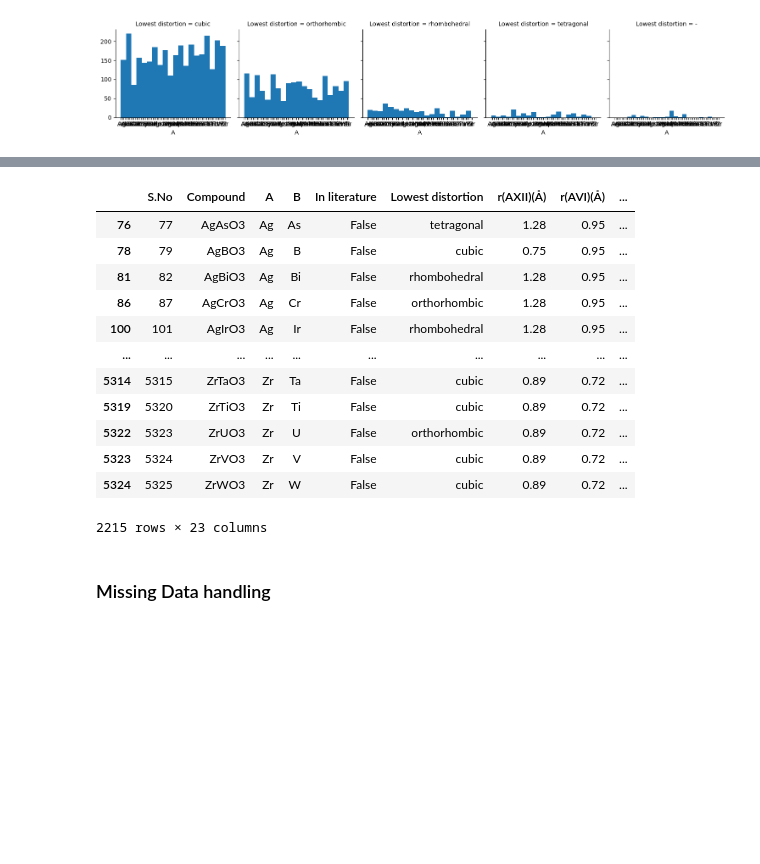
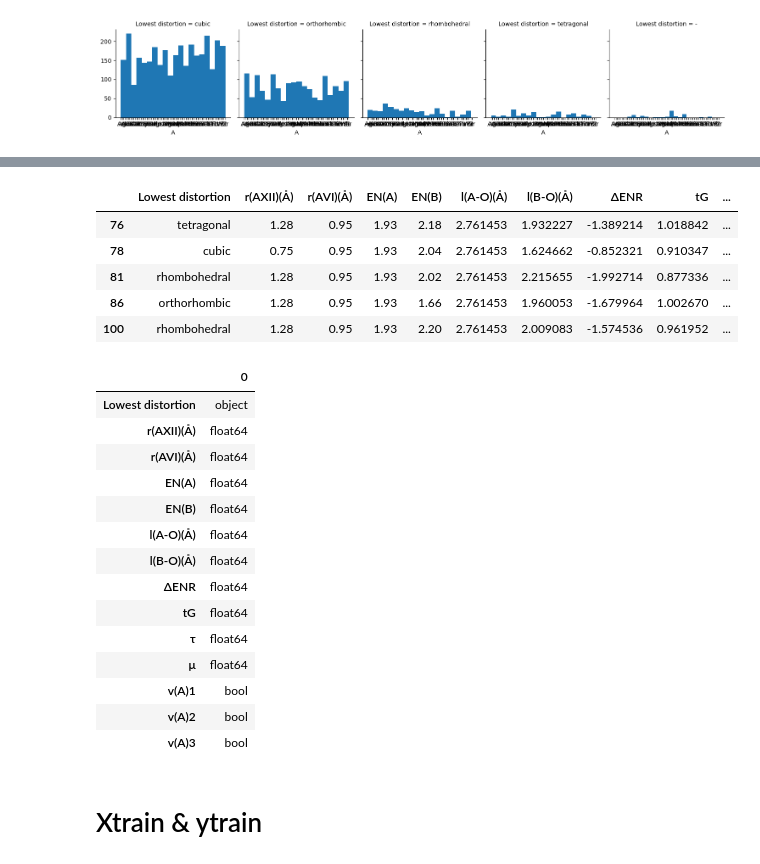
Before and after one commit to Zerin-Yeasmin/ABO3_Perovskites_Classification, a Jupyter notebook: Notebook/EDA.ipynb, the cells around one changed output, grey strips where cells are left out. Saved outputs shown, nothing was run; the diff lists cells and outputs as text; code cells hidden in the pictures; blank space fills up the shorter version.

```diff
--- a/Notebook/EDA.ipynb
+++ b/Notebook/EDA.ipynb
@@ -234,0 +332,4 @@ g.map(plt.hist, 'A', bins=20)
+# %%
+imp = SimpleImputer(missing_values=np.nan, strategy='mean')
+tau_df=imp.fit_transform(pd.DataFrame(train_df_new['τ']))
+tau_df.shape
@@ -235 +338,3 @@ g.map(plt.hist, 'A', bins=20)
+# %%
+train_df_new['τ'] = tau_df
 # %% [markdown]
@@ -237,6 +341,0 @@ g.map(plt.hist, 'A', bins=20)
-# %%
-train_df_new = train_df[train_df['v(A)'] != 'element not in BV']
-train_df_new = train_df_new[train_df['v(A)'] != 'not balanced']
-train_df_new = train_df_new[train_df['v(B)'] != 'element not in BV']
-train_df_new = train_df_new[train_df['v(B)'] != 'not balanced']
-train_df_new
@@ -257,16 +344,11 @@ train_df_new
 # %%
-vA1=train_df['v(A)']==1
-vA2=train_df['v(A)']==2
-vA3=train_df['v(A)']==3
+vA1 = train_df['v(A)'] == 1
+vA2 = train_df['v(A)'] == 2
+vA3 = train_df['v(A)'] == 3
+
 train_df_new['v(A)1'] = vA1
 train_df_new['v(A)2'] = vA2
 train_df_new['v(A)3'] = vA3
 
-vB1=train_df['v(B)']==1
-vB2=train_df['v(B)']==2
-vB3=train_df['v(B)']==3
-train_df_new['v(B)1'] = vB1
-train_df_new['v(B)2'] = vB2
-train_df_new['v(B)3'] = vB3
-train_df_new
+train_df_new.head()
 # %% [output]
@@ -286,19 +361,30 @@ train_df_new
 # %%
-train_df_new=train_df_new.drop(['v(A)' , 'v(B)'],axis=1)
-train_df_new
+train_df_new=train_df_new.drop(['v(A)'],axis=1)
+train_df_new.head()
 # %% [output]
-|  | S.No | Compound | A | B | In literature | Lowest distortion | r(AXII)(Å) | r(AVI)(Å) | ... |
-| 76 | 77 | AgAsO3 | Ag | As | False | tetragonal | 1.28 | 0.95 | ... |
-| 78 | 79 | AgBO3 | Ag | B | False | cubic | 0.75 | 0.95 | ... |
-| 81 | 82 | AgBiO3 | Ag | Bi | False | rhombohedral | 1.28 | 0.95 | ... |
-| 86 | 87 | AgCrO3 | Ag | Cr | False | orthorhombic | 1.28 | 0.95 | ... |
-| 100 | 101 | AgIrO3 | Ag | Ir | False | rhombohedral | 1.28 | 0.95 | ... |
-| ... | ... | ... | ... | ... | ... | ... | ... | ... | ... |
-| 5314 | 5315 | ZrTaO3 | Zr | Ta | False | cubic | 0.89 | 0.72 | ... |
-| 5319 | 5320 | ZrTiO3 | Zr | Ti | False | cubic | 0.89 | 0.72 | ... |
-| 5322 | 5323 | ZrUO3 | Zr | U | False | orthorhombic | 0.89 | 0.72 | ... |
-| 5323 | 5324 | ZrVO3 | Zr | V | False | cubic | 0.89 | 0.72 | ... |
-| 5324 | 5325 | ZrWO3 | Zr | W | False | cubic | 0.89 | 0.72 | ... |
+|  | Lowest distortion | r(AXII)(Å) | r(AVI)(Å) | EN(A) | EN(B) | l(A-O)(Å) | l(B-O)(Å) | ΔENR | tG | ... |
+| 76 | tetragonal | 1.28 | 0.95 | 1.93 | 2.18 | 2.761453 | 1.932227 | -1.389214 | 1.018842 | ... |
+| 78 | cubic | 0.75 | 0.95 | 1.93 | 2.04 | 2.761453 | 1.624662 | -0.852321 | 0.910347 | ... |
+| 81 | rhombohedral | 1.28 | 0.95 | 1.93 | 2.02 | 2.761453 | 2.215655 | -1.992714 | 0.877336 | ... |
+| 86 | orthorhombic | 1.28 | 0.95 | 1.93 | 1.66 | 2.761453 | 1.960053 | -1.679964 | 1.002670 | ... |
+| 100 | rhombohedral | 1.28 | 0.95 | 1.93 | 2.20 | 2.761453 | 2.009083 | -1.574536 | 0.961952 | ... |
-2215 rows × 23 columns
-# %% [markdown]
-### Missing Data handling
+# %%
+pdisplay(train_df_new.dtypes)
+# %% [output]
+|  | 0 |
+| Lowest distortion | object |
+| r(AXII)(Å) | float64 |
+| r(AVI)(Å) | float64 |
+| EN(A) | float64 |
+| EN(B) | float64 |
+| l(A-O)(Å) | float64 |
+| l(B-O)(Å) | float64 |
+| ΔENR | float64 |
+| tG | float64 |
+| τ | float64 |
+| μ | float64 |
+| v(A)1 | bool |
+| v(A)2 | bool |
+| v(A)3 | bool |
+# %% [markdown]
+# Xtrain & ytrain
```
Also changed, not shown: parts of 40 cells of this notebook, 3 other files.
